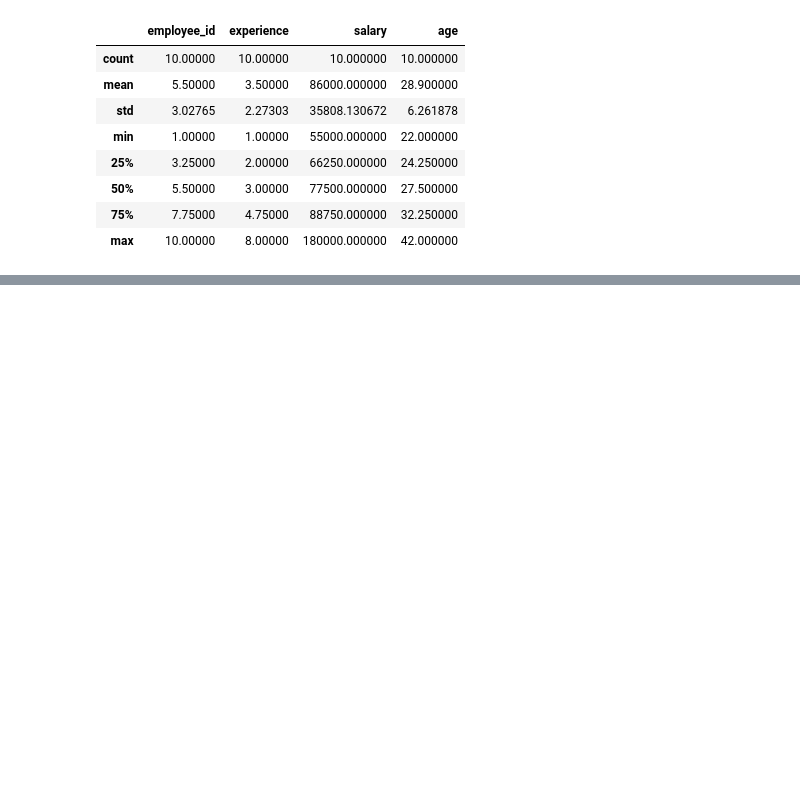
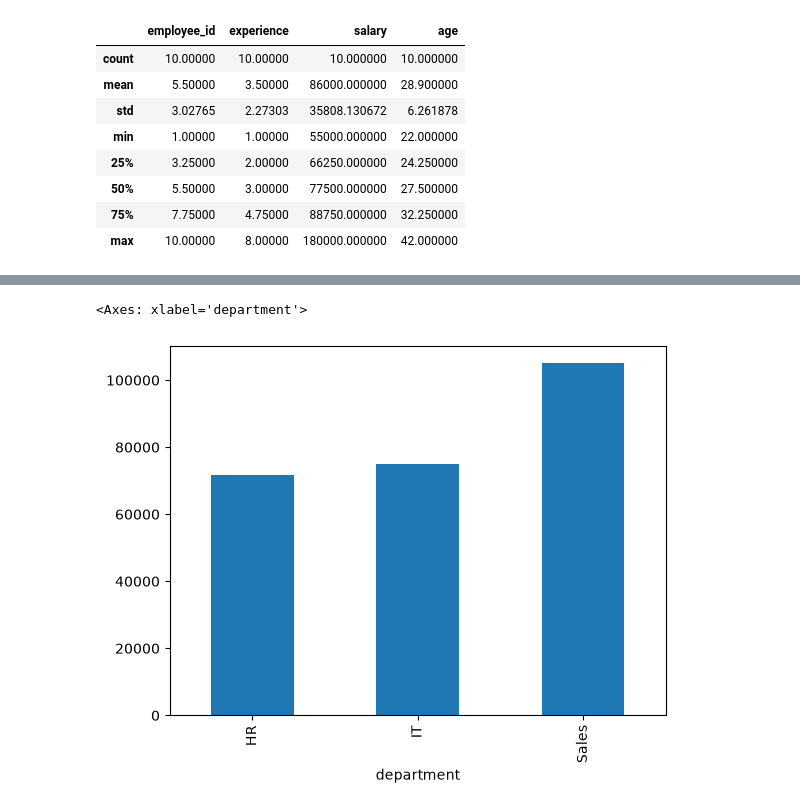
Before and after one commit to anhquang2605/Python-Learning, a Jupyter notebook: day 11.ipynb, the cells around one changed output, grey strips where cells are left out. Saved outputs shown, nothing was run; the diff lists cells and outputs as text; code cells hidden in the pictures; blank space fills up the shorter version.

```diff
--- a/day 11.ipynb
+++ b/day 11.ipynb
@@ -68,0 +77,5 @@ df.describe()
+# %%
+df.groupby('department')['salary'].mean().plot(kind='bar')
+# %% [output]
+<Axes: xlabel='department'>
+[figure, added]
```
Also changed, not shown: parts of 1 cell of this notebook, 1 other file.
